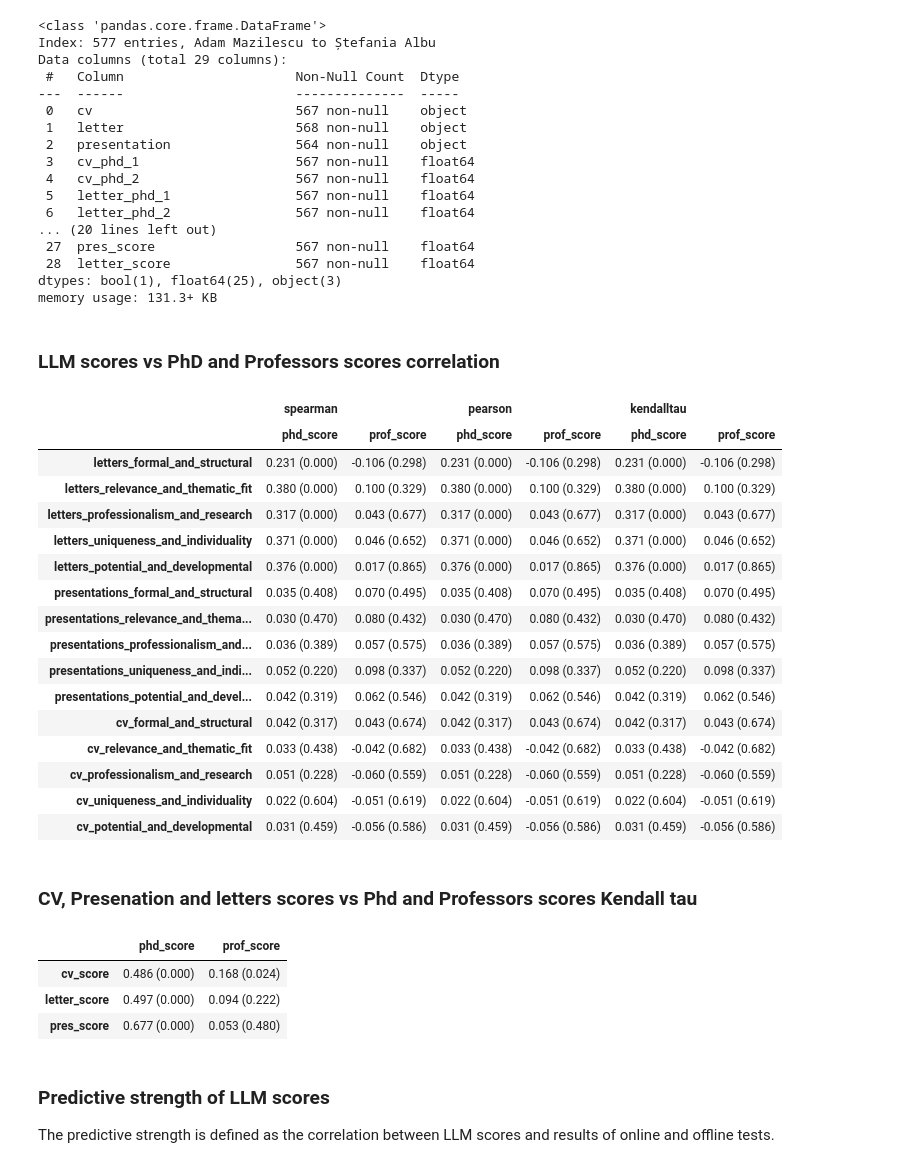
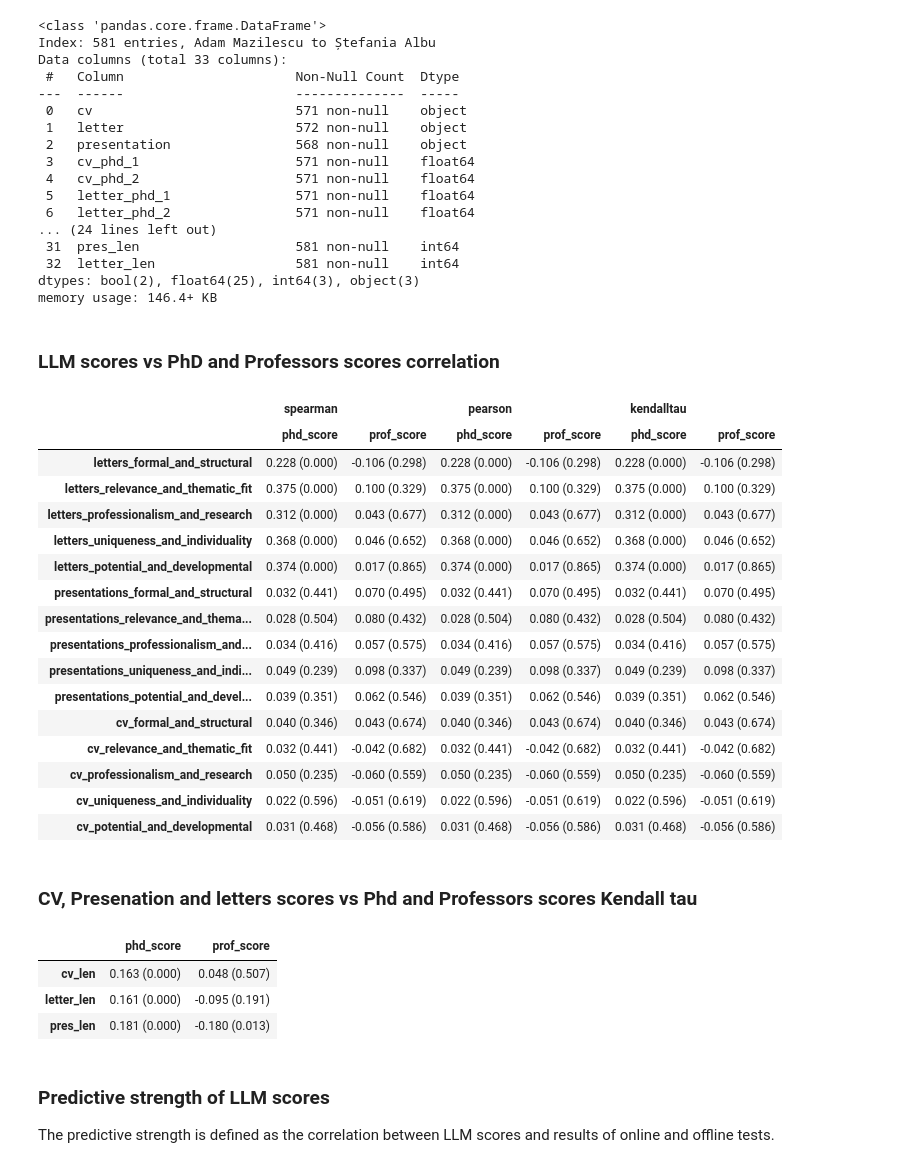
Before and after one commit to On-Point-RND/Students-Assesment, a Jupyter notebook: correlations.ipynb, the cells around one changed output. Cells and saved outputs as stored; diff of their text form; code cells hidden in the pictures.

```diff
--- a/correlations.ipynb
+++ b/correlations.ipynb
@@ -99,25 +99,35 @@ human_scores["letter_score"] = human_scores[["letter_phd_1", "letter_phd_2"]].me
     axis=1
 )
 
+human_scores["cv_len"] = human_scores["cv"].map(
+    lambda x: len(x) if isinstance(x, str) else 0
+)
+human_scores["pres_len"] = human_scores["presentation"].map(
+    lambda x: len(x) if isinstance(x, str) else 0
+)
+human_scores["letter_len"] = human_scores["letter"].map(
+    lambda x: len(x) if isinstance(x, str) else 0
+)
+
 human_scores.info()
 # %% [output]
 <class 'pandas.core.frame.DataFrame'>
-Index: 577 entries, Adam Mazilescu to Ștefania Albu
-Data columns (total 29 columns):
+Index: 581 entries, Adam Mazilescu to Ștefania Albu
+Data columns (total 33 columns):
  #   Column                      Non-Null Count  Dtype
 ---  ------                      --------------  -----
- 0   cv                          567 non-null    object
- 1   letter                      568 non-null    object
- 2   presentation                564 non-null    object
- 3   cv_phd_1                    567 non-null    float64
- 4   cv_phd_2                    567 non-null    float64
- 5   letter_phd_1                567 non-null    float64
- 6   letter_phd_2                567 non-null    float64
-... (20 lines left out)
- 27  pres_score                  567 non-null    float64
- 28  letter_score                567 non-null    float64
-dtypes: bool(1), float64(25), object(3)
-memory usage: 131.3+ KB
+ 0   cv                          571 non-null    object
+ 1   letter                      572 non-null    object
+ 2   presentation                568 non-null    object
+ 3   cv_phd_1                    571 non-null    float64
+ 4   cv_phd_2                    571 non-null    float64
+ 5   letter_phd_1                571 non-null    float64
+ 6   letter_phd_2                571 non-null    float64
+... (24 lines left out)
+ 31  pres_len                    581 non-null    int64
+ 32  letter_len                  581 non-null    int64
+dtypes: bool(2), float64(25), int64(3), object(3)
+memory usage: 146.4+ KB
 # %% [markdown]
 ### LLM scores vs PhD and Professors scores correlation
 # %%
@@ -167,26 +177,26 @@ pd.concat(
 # %% [output]
 |  | spearman |  | pearson |  | kendalltau |  |
 |  | phd_score | prof_score | phd_score | prof_score | phd_score | prof_score |
-| letters_formal_and_structural | 0.231 (0.000) | -0.106 (0.298) | 0.231 (0.000) | -0.106 (0.298) | 0.231 (0.000) | -0.106 (0.298) |
-| letters_relevance_and_thematic_fit | 0.380 (0.000) | 0.100 (0.329) | 0.380 (0.000) | 0.100 (0.329) | 0.380 (0.000) | 0.100 (0.329) |
-| letters_professionalism_and_research | 0.317 (0.000) | 0.043 (0.677) | 0.317 (0.000) | 0.043 (0.677) | 0.317 (0.000) | 0.043 (0.677) |
-| letters_uniqueness_and_individuality | 0.371 (0.000) | 0.046 (0.652) | 0.371 (0.000) | 0.046 (0.652) | 0.371 (0.000) | 0.046 (0.652) |
-| letters_potential_and_developmental | 0.376 (0.000) | 0.017 (0.865) | 0.376 (0.000) | 0.017 (0.865) | 0.376 (0.000) | 0.017 (0.865) |
-| presentations_formal_and_structural | 0.035 (0.408) | 0.070 (0.495) | 0.035 (0.408) | 0.070 (0.495) | 0.035 (0.408) | 0.070 (0.495) |
-| presentations_relevance_and_thema... | 0.030 (0.470) | 0.080 (0.432) | 0.030 (0.470) | 0.080 (0.432) | 0.030 (0.470) | 0.080 (0.432) |
-| presentations_professionalism_and... | 0.036 (0.389) | 0.057 (0.575) | 0.036 (0.389) | 0.057 (0.575) | 0.036 (0.389) | 0.057 (0.575) |
-| presentations_uniqueness_and_indi... | 0.052 (0.220) | 0.098 (0.337) | 0.052 (0.220) | 0.098 (0.337) | 0.052 (0.220) | 0.098 (0.337) |
-| presentations_potential_and_devel... | 0.042 (0.319) | 0.062 (0.546) | 0.042 (0.319) | 0.062 (0.546) | 0.042 (0.319) | 0.062 (0.546) |
-| cv_formal_and_structural | 0.042 (0.317) | 0.043 (0.674) | 0.042 (0.317) | 0.043 (0.674) | 0.042 (0.317) | 0.043 (0.674) |
-| cv_relevance_and_thematic_fit | 0.033 (0.438) | -0.042 (0.682) | 0.033 (0.438) | -0.042 (0.682) | 0.033 (0.438) | -0.042 (0.682) |
-| cv_professionalism_and_research | 0.051 (0.228) | -0.060 (0.559) | 0.051 (0.228) | -0.060 (0.559) | 0.051 (0.228) | -0.060 (0.559) |
-| cv_uniqueness_and_individuality | 0.022 (0.604) | -0.051 (0.619) | 0.022 (0.604) | -0.051 (0.619) | 0.022 (0.604) | -0.051 (0.619) |
-| cv_potential_and_developmental | 0.031 (0.459) | -0.056 (0.586) | 0.031 (0.459) | -0.056 (0.586) | 0.031 (0.459) | -0.056 (0.586) |
+| letters_formal_and_structural | 0.228 (0.000) | -0.106 (0.298) | 0.228 (0.000) | -0.106 (0.298) | 0.228 (0.000) | -0.106 (0.298) |
+| letters_relevance_and_thematic_fit | 0.375 (0.000) | 0.100 (0.329) | 0.375 (0.000) | 0.100 (0.329) | 0.375 (0.000) | 0.100 (0.329) |
+| letters_professionalism_and_research | 0.312 (0.000) | 0.043 (0.677) | 0.312 (0.000) | 0.043 (0.677) | 0.312 (0.000) | 0.043 (0.677) |
+| letters_uniqueness_and_individuality | 0.368 (0.000) | 0.046 (0.652) | 0.368 (0.000) | 0.046 (0.652) | 0.368 (0.000) | 0.046 (0.652) |
+| letters_potential_and_developmental | 0.374 (0.000) | 0.017 (0.865) | 0.374 (0.000) | 0.017 (0.865) | 0.374 (0.000) | 0.017 (0.865) |
+| presentations_formal_and_structural | 0.032 (0.441) | 0.070 (0.495) | 0.032 (0.441) | 0.070 (0.495) | 0.032 (0.441) | 0.070 (0.495) |
+| presentations_relevance_and_thema... | 0.028 (0.504) | 0.080 (0.432) | 0.028 (0.504) | 0.080 (0.432) | 0.028 (0.504) | 0.080 (0.432) |
+| presentations_professionalism_and... | 0.034 (0.416) | 0.057 (0.575) | 0.034 (0.416) | 0.057 (0.575) | 0.034 (0.416) | 0.057 (0.575) |
+| presentations_uniqueness_and_indi... | 0.049 (0.239) | 0.098 (0.337) | 0.049 (0.239) | 0.098 (0.337) | 0.049 (0.239) | 0.098 (0.337) |
+| presentations_potential_and_devel... | 0.039 (0.351) | 0.062 (0.546) | 0.039 (0.351) | 0.062 (0.546) | 0.039 (0.351) | 0.062 (0.546) |
+| cv_formal_and_structural | 0.040 (0.346) | 0.043 (0.674) | 0.040 (0.346) | 0.043 (0.674) | 0.040 (0.346) | 0.043 (0.674) |
+| cv_relevance_and_thematic_fit | 0.032 (0.441) | -0.042 (0.682) | 0.032 (0.441) | -0.042 (0.682) | 0.032 (0.441) | -0.042 (0.682) |
+| cv_professionalism_and_research | 0.050 (0.235) | -0.060 (0.559) | 0.050 (0.235) | -0.060 (0.559) | 0.050 (0.235) | -0.060 (0.559) |
+| cv_uniqueness_and_individuality | 0.022 (0.596) | -0.051 (0.619) | 0.022 (0.596) | -0.051 (0.619) | 0.022 (0.596) | -0.051 (0.619) |
+| cv_potential_and_developmental | 0.031 (0.468) | -0.056 (0.586) | 0.031 (0.468) | -0.056 (0.586) | 0.031 (0.468) | -0.056 (0.586) |
 # %% [markdown]
 ### CV, Presenation and letters scores vs Phd and Professors scores Kendall tau
 # %%
 kendall_interdata = pd.DataFrame(
-    index=["cv_score", "letter_score", "pres_score"],
+    index=["cv_len", "letter_len", "pres_len"],
     columns=["phd_score", "prof_score"],
 )
 for row, col in itertools.product(kendall_interdata.index, kendall_interdata.columns):
@@ -195,12 +205,12 @@ for row, col in itertools.product(kendall_interdata.index, kendall_interdata.col
     coef, pvalue = stats.kendalltau(selection[row], selection[col])
     kendall_interdata.loc[row, col] = f"{coef:.{C_ROUND}f} ({pvalue:.{P_ROUND}f})"
 
 kendall_interdata
 # %% [output]
 |  | phd_score | prof_score |
-| cv_score | 0.486 (0.000) | 0.168 (0.024) |
-| letter_score | 0.497 (0.000) | 0.094 (0.222) |
-| pres_score | 0.677 (0.000) | 0.053 (0.480) |
+| cv_len | 0.163 (0.000) | 0.048 (0.507) |
+| letter_len | 0.161 (0.000) | -0.095 (0.191) |
+| pres_len | 0.181 (0.000) | -0.180 (0.013) |
 # %% [markdown]
 ### Predictive strength of LLM scores
 
```
Also changed, not shown: parts of 17 cells of this notebook, 5 other files.
